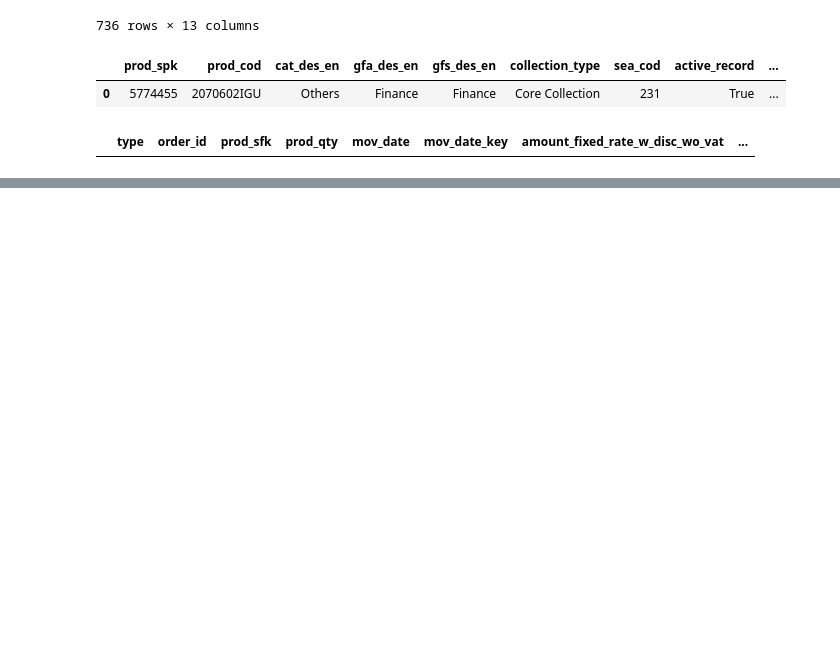
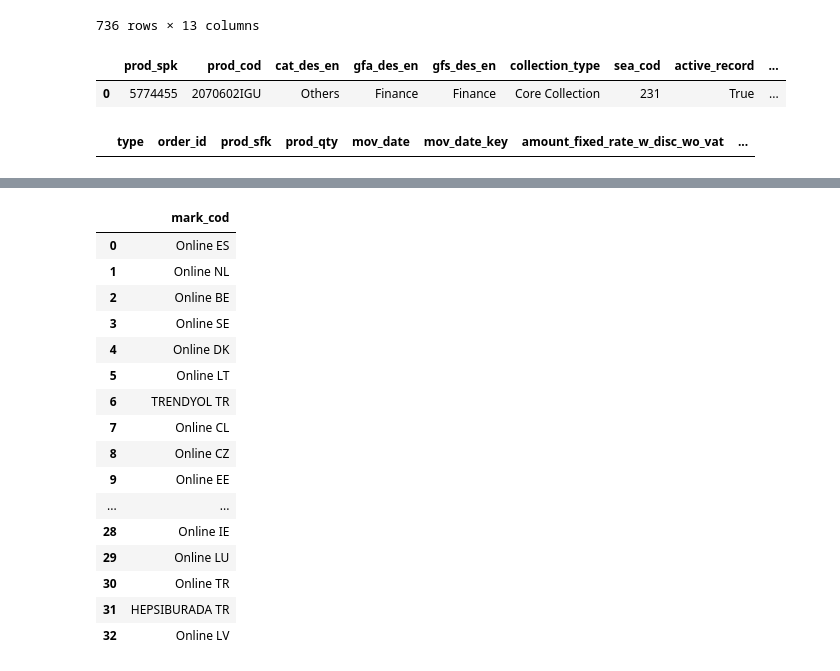
Before and after one commit to NathanAtaide/CASPTONE, a Jupyter notebook: notebooks/Consulta Silver.ipynb, the cells around one changed output, grey strips where cells are left out. Drawn from its saved outputs; the diff is of its cells as text; code cells hidden in the pictures; blank space fills up the shorter version.

```diff
--- a/notebooks/Consulta Silver.ipynb
+++ b/notebooks/Consulta Silver.ipynb
@@ -995,0 +1042,29 @@ df_T
+# %%
+# Columns and types of a dataset
+df_T = con.sql(f"""
+
+Select DISTINCT mark_cod
+FROM read_parquet('{order_cab}')
+
+
+""").df()
+
+df_T
+# %% [output]
+|  | mark_cod |
+| 0 | Online ES |
+| 1 | Online NL |
+| 2 | Online BE |
+| 3 | Online SE |
+| 4 | Online DK |
+| 5 | Online LT |
+| 6 | TRENDYOL TR |
+| 7 | Online CL |
+| 8 | Online CZ |
+| 9 | Online EE |
+| ... | ... |
+| 28 | Online IE |
+| 29 | Online LU |
+| 30 | Online TR |
+| 31 | HEPSIBURADA TR |
+| 32 | Online LV |
```
Also changed, not shown: parts of 9 cells of this notebook, 13 other files.
